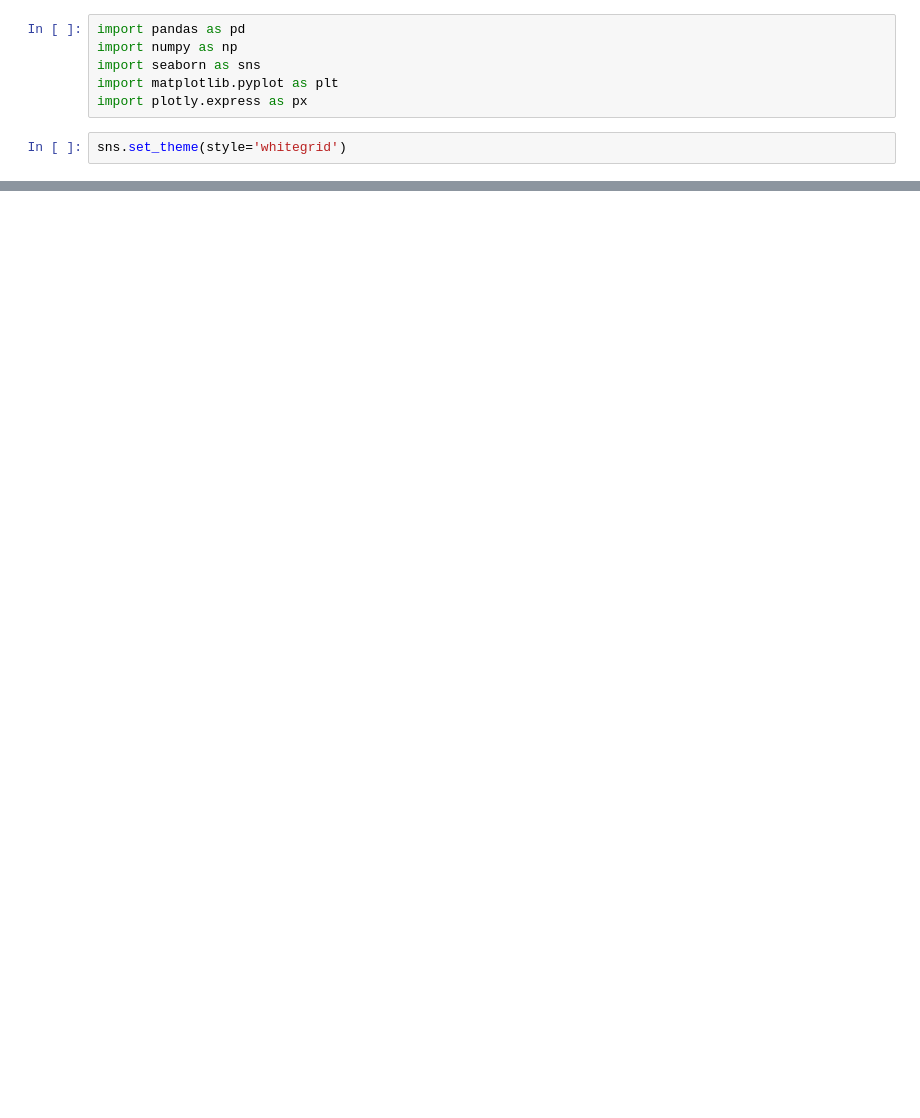
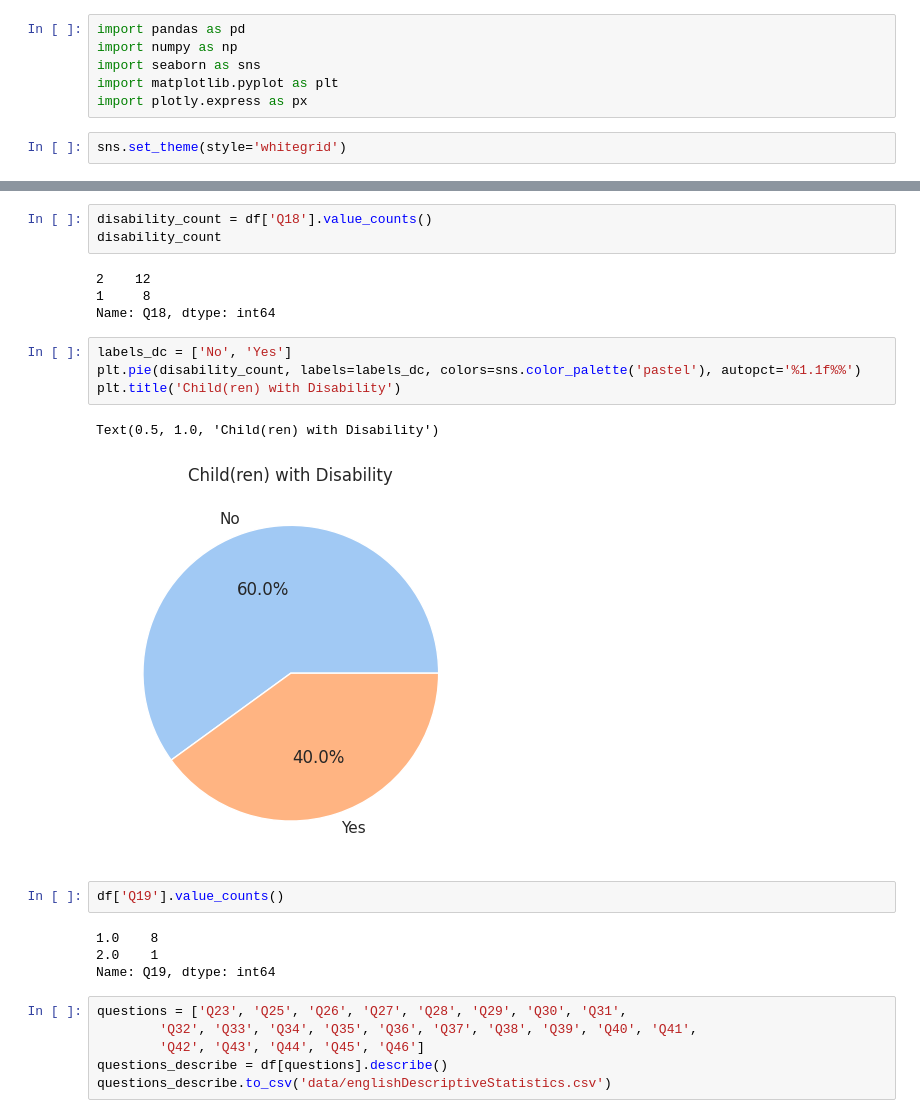
Before and after one commit to lozo6/slp-survey-analytics, a Jupyter notebook: visual.ipynb, the cells around one changed output, grey strips where cells are left out. Drawn from its saved outputs; the diff is of its cells as text; blank space fills up the shorter version.

```diff
--- a/visual.ipynb
+++ b/visual.ipynb
@@ -59,0 +56,26 @@ Name: Q17, dtype: int64
+# %%
+disability_count = df['Q18'].value_counts()
+disability_count
+# %% [output]
+2    12
+1     8
+Name: Q18, dtype: int64
+# %%
+labels_dc = ['No', 'Yes']
+plt.pie(disability_count, labels=labels_dc, colors=sns.color_palette('pastel'), autopct='%1.1f%%')
+plt.title('Child(ren) with Disability')
+# %% [output]
+Text(0.5, 1.0, 'Child(ren) with Disability')
+[figure, added]
+# %%
+df['Q19'].value_counts()
+# %% [output]
+1.0    8
+2.0    1
+Name: Q19, dtype: int64
+# %%
+questions = ['Q23', 'Q25', 'Q26', 'Q27', 'Q28', 'Q29', 'Q30', 'Q31',
+        'Q32', 'Q33', 'Q34', 'Q35', 'Q36', 'Q37', 'Q38', 'Q39', 'Q40', 'Q41',
+        'Q42', 'Q43', 'Q44', 'Q45', 'Q46']
+questions_describe = df[questions].describe()
+questions_describe.to_csv('data/englishDescriptiveStatistics.csv')
```
Also changed, not shown: parts of 8 cells of this notebook, 5 other files.
